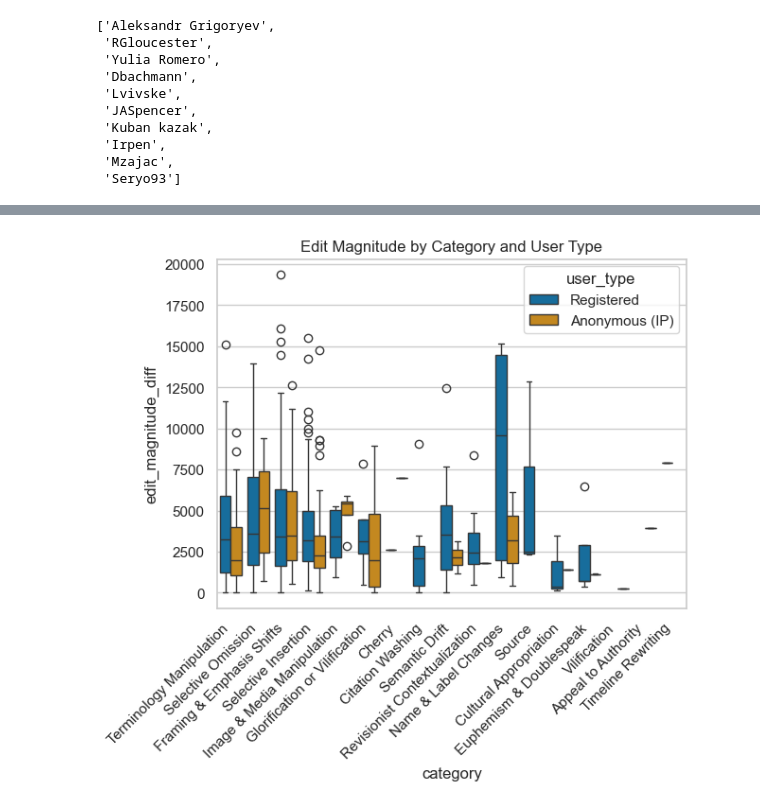
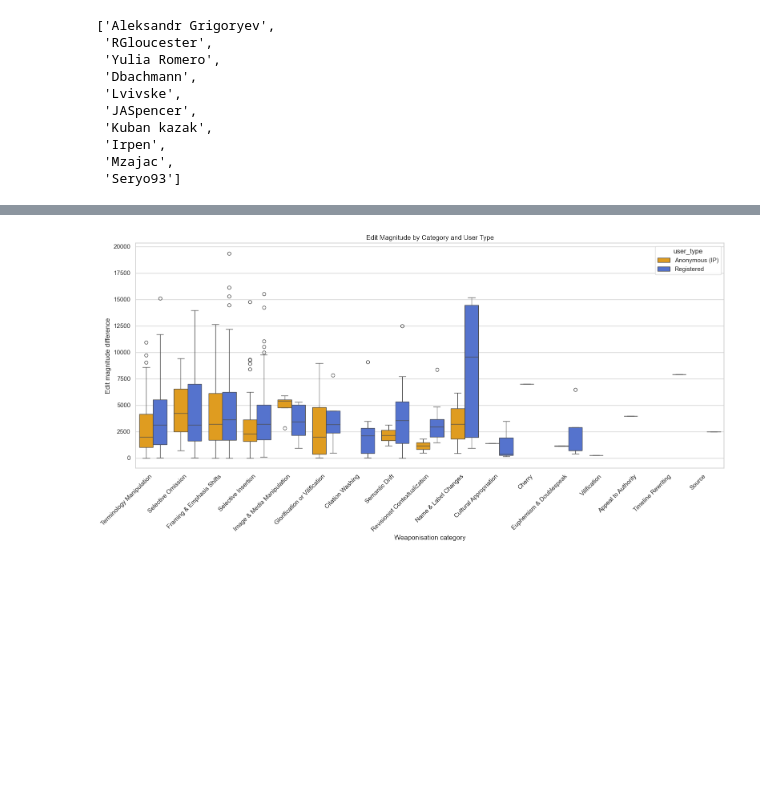
Before and after one commit to dh-epfl-students/dhlab-cultural-weaponisation-ukraine-benchmark, a Jupyter notebook: notebooks/Finegrained Analysis/maxime_fg_analysis.ipynb, the cells around one changed output, grey strips where cells are left out. Drawn from its saved outputs; the diff is of its cells as text; code cells hidden in the pictures; blank space fills up the shorter version.

```diff
--- a/notebooks/Finegrained Analysis/maxime_fg_analysis.ipynb
+++ b/notebooks/Finegrained Analysis/maxime_fg_analysis.ipynb
@@ -54,8 +48,25 @@ JASpencer               5
 Seryo93                 5
 Name: count, dtype: int64
 # %%
-df["is_anon"] = df["user"].str.contains(r"^\d{1,3}\.", na=False)
+# easy way to detected IP address
+ipv4_ipv6_pattern = (
+    r"^(?:\d{1,3}\.){3}\d{1,3}$|"  # IPv4
+    r"^(?:[A-Fa-f0-9]{0,4}:){2,7}[A-Fa-f0-9]{0,4}$"  # IPv6
+)
+
+# find what type of user a name is
+df["is_anon"] = df["user"].str.contains(ipv4_ipv6_pattern, na=False)
 df['is_bot'] = df['user'].str.contains('bot', case=False, na=False)
+
+def get_user_type(row):
+    if row["is_anon"]:
+        return "Anonymous (IP)"
+    elif row["is_bot"]:
+        return "Bot"
+    else:
+        return "Registered"
+
+df['user_type'] = df.apply(get_user_type, axis=1)
 
 all_users_data = {
     # Overall dataset size
@@ -252,10 +301,38 @@ Mann-Whitney U test: U=31162.50, p=0.03180
 # %%
-sns.boxplot(data=df, x="category", y="edit_magnitude_diff", hue="user_type")
+wanna_save = True
+
+df_no_bots = df[df["user_type"].isin(["Registered", "Anonymous (IP)"])].copy()
+
+custom_palette = {
+    "Registered": "royalblue",
+    "Anonymous (IP)": "orange"
+}
+
+sns.set_style("whitegrid")
+
+plt.figure(figsize=(16, 8))
+sns.boxplot(
+    data=df_no_bots,
+    x="category",
+    y="edit_magnitude_diff",
+    hue="user_type",
+    palette=custom_palette
+)
+
 plt.xticks(rotation=45, ha="right")
 plt.title("Edit Magnitude by Category and User Type")
+plt.xlabel("Weaponisation category")
+plt.ylabel("Edit magnitude difference")
+if wanna_save:
+    plt.savefig(
+        "../../plots/Finegrained Analysis/Edit Magnitude by Category and User Type.png",
+        dpi=300, bbox_inches="tight"
+    )
+
+plt.tight_layout()
 plt.show()
 # %% [output]
-[figure, old version]
+[figure, new version]
 # %%
 df
 # %% [output]
```
Also changed, not shown: parts of 9 cells of this notebook, 14 other files.
